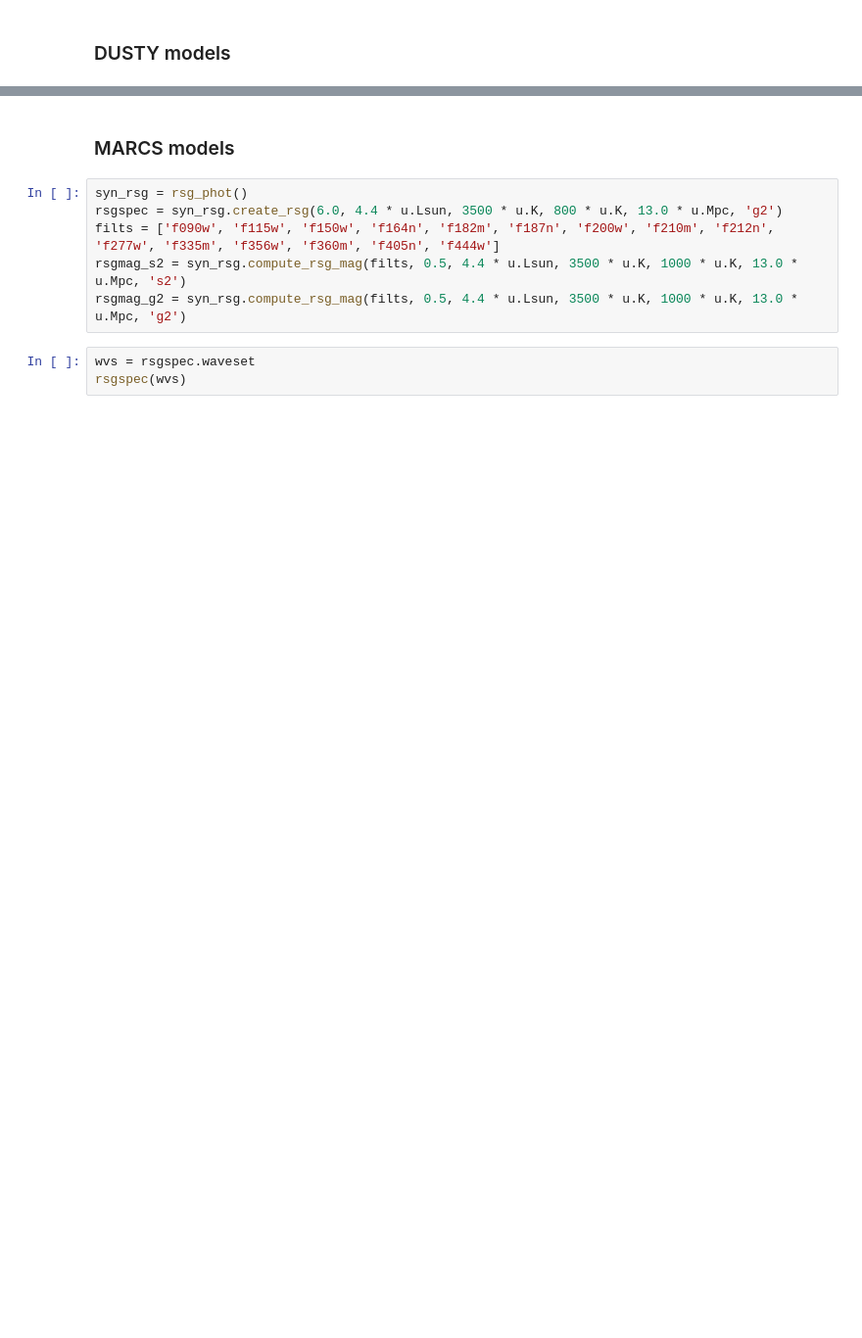
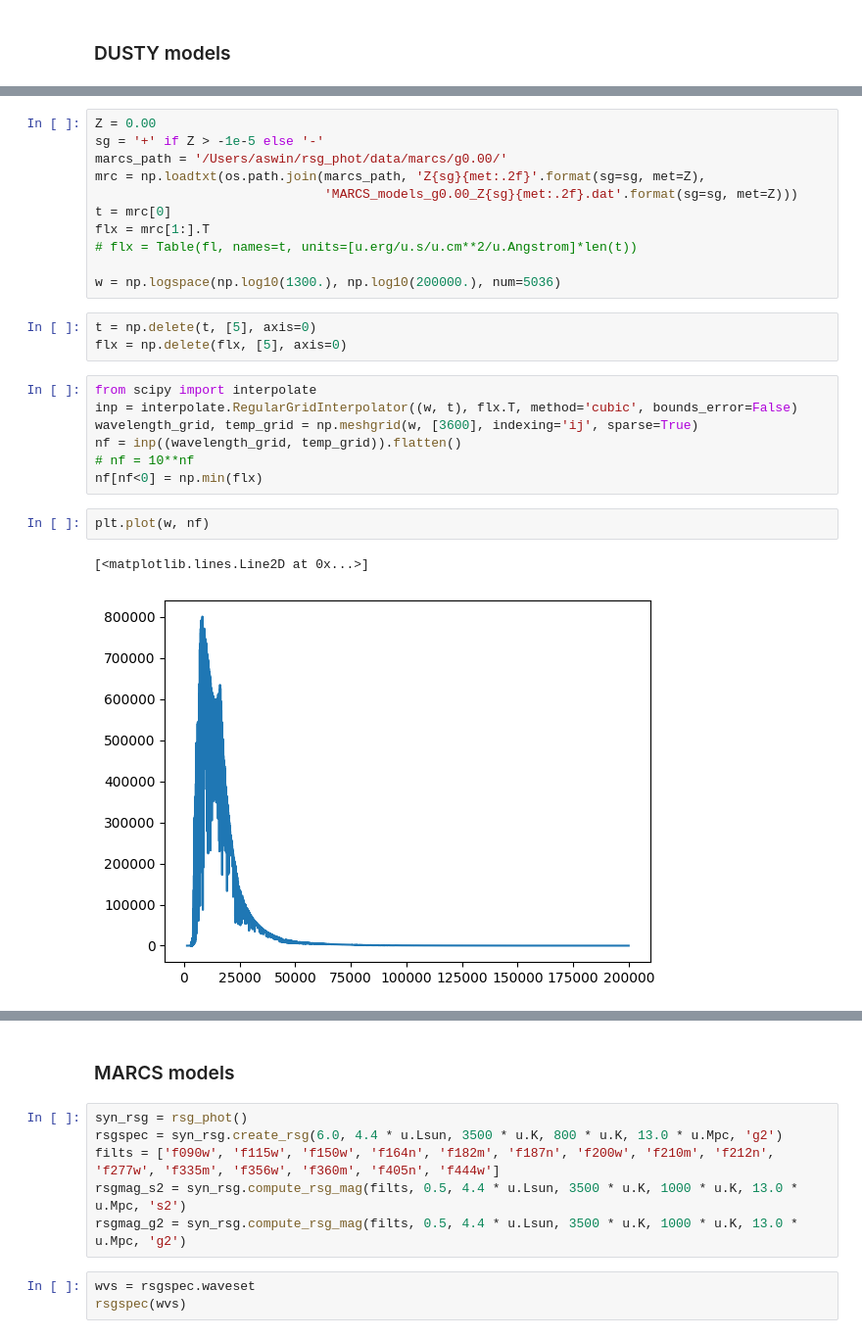
Before and after one commit to aswinsuresh24/rsg_phot, a Jupyter notebook: rsg_phot.ipynb, the cells around one changed output, grey strips where cells are left out. Shown at 98% size. Saved outputs shown, nothing was run; the diff lists cells and outputs as text; blank space fills up the shorter version.

Commit message:
swap marcs models

```diff
--- a/rsg_phot.ipynb
+++ b/rsg_phot.ipynb
@@ -40,0 +50,26 @@ plt.yscale('log')
+# %%
+Z = 0.00
+sg = '+' if Z > -1e-5 else '-'
+marcs_path = '/Users/aswin/rsg_phot/data/marcs/g0.00/'
+mrc = np.loadtxt(os.path.join(marcs_path, 'Z{sg}{met:.2f}'.format(sg=sg, met=Z),
+                              'MARCS_models_g0.00_Z{sg}{met:.2f}.dat'.format(sg=sg, met=Z)))
+t = mrc[0]
+flx = mrc[1:].T
+# flx = Table(fl, names=t, units=[u.erg/u.s/u.cm**2/u.Angstrom]*len(t))
+
+w = np.logspace(np.log10(1300.), np.log10(200000.), num=5036)
+# %%
+t = np.delete(t, [5], axis=0)
+flx = np.delete(flx, [5], axis=0)
+# %%
+from scipy import interpolate
+inp = interpolate.RegularGridInterpolator((w, t), flx.T, method='cubic', bounds_error=False)
+wavelength_grid, temp_grid = np.meshgrid(w, [3600], indexing='ij', sparse=True)
+nf = inp((wavelength_grid, temp_grid)).flatten()
+# nf = 10**nf
+nf[nf<0] = np.min(flx)
+# %%
+plt.plot(w, nf)
+# %% [output]
+[<matplotlib.lines.Line2D at 0x...>]
+[figure, added]
```
Also changed, not shown: parts of 23 cells of this notebook, 1 other file.
